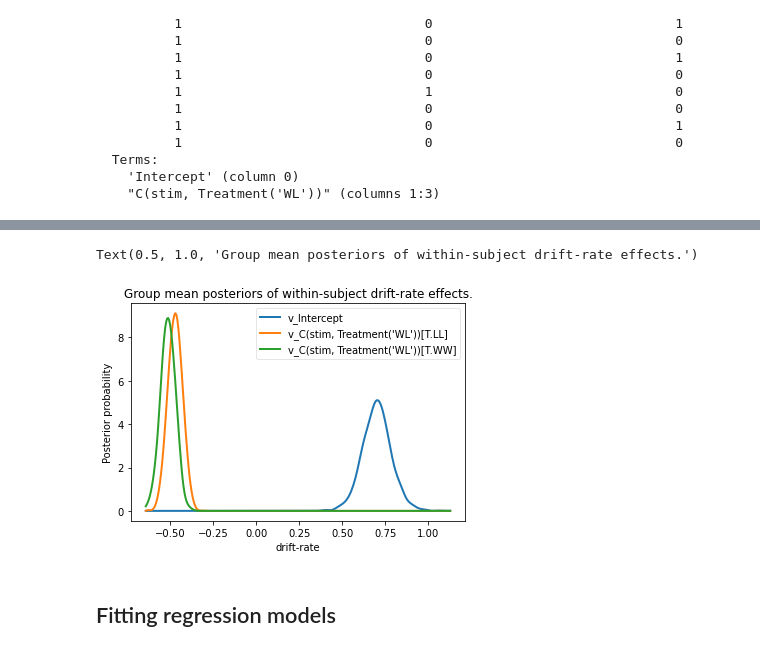
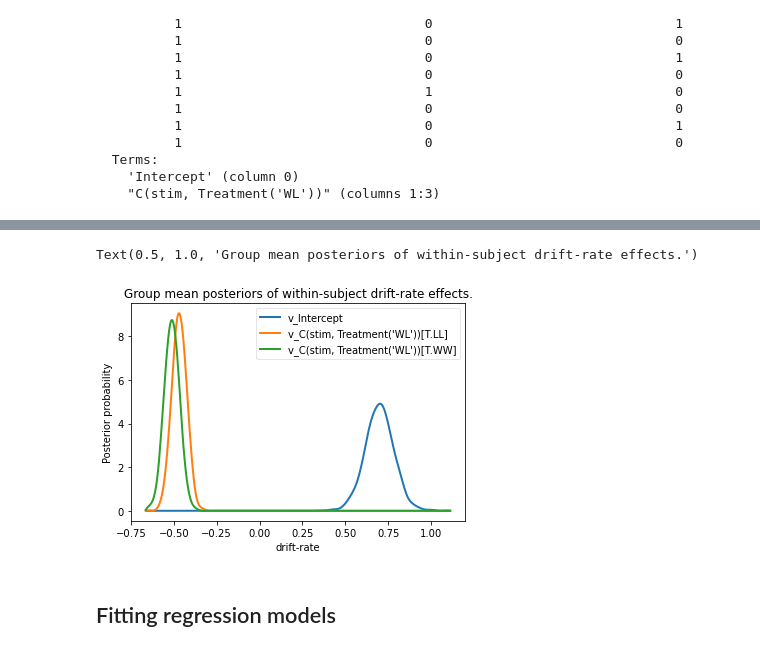
Before and after one commit to hcp4715/dockerHDDM_Guide, a Jupyter notebook: temp/HDDM_official_tutorial_reproduced.ipynb, the cells around one changed output, grey strips where cells are left out. Drawn from its saved outputs; the diff is of its cells as text; code cells hidden in the pictures.

```diff
--- a/temp/HDDM_official_tutorial_reproduced.ipynb
+++ b/temp/HDDM_official_tutorial_reproduced.ipynb
@@ -281,0 +322,38 @@ m_within_subj.sample(5000, burn=200)
+# %%
+# define a function to run model in parallel
+def run_m_reg(id):
+    print('running within-subj model %i'%id);
+
+    import hddm
+
+    exp_name = 'cavanagh'
+    model_tag = 'm_reg'
+
+    #### USE absolute pathes in docker.
+    # define the database name, which uses pickle format
+    dbname = '/home/jovyan/hddm/temp/df_' + exp_name + '_' + model_tag + '_chain_%i.db'%id
+    # define the name for the model
+    mname  = '/home/jovyan/hddm/temp/df_' + exp_name + '_' + model_tag + '_chain_%i'%id
+    fname  = '/opt/conda/lib/python3.7/site-packages/hddm/examples/cavanagh_theta_nn.csv'
+    data = hddm.load_csv(fname)
+
+    m = hddm.HDDMRegressor(data, "v ~ C(stim, Treatment('WL'))")
+    m.find_starting_values()
+    m.sample(5000, burn=1000,dbname=dbname, db='pickle') # it's neccessary to save the model data
+    m.save(mname)
+
+    return m
+# %%
+from ipyparallel import Client
+
+v = Client()[:]
+
+start_time = time.time()  # the start time of the processing
+
+jobs = v.map(run_m_reg, range(4)) # 4 is the number of CPUs
+
+wait_watching_stdout(jobs)
+
+m_reg_list = jobs.get()
+
+print("\nRunning 4 chains used: %f seconds." % (time.time() - start_time))
@@ -281,0 +377,2 @@ m_within_subj.sample(5000, burn=200)
+# %%
+m_reg_all = kabuki.utils.concat_models(m_reg_list)
@@ -282,15 +382,15 @@ m_within_subj.sample(5000, burn=200)
 # %%
-v_WL, v_LL, v_WW = m_within_subj.nodes_db.loc[["v_Intercept",
+v_WL, v_LL, v_WW = m_reg_all.nodes_db.loc[["v_Intercept",
                                               "v_C(stim, Treatment('WL'))[T.LL]",
                                               "v_C(stim, Treatment('WL'))[T.WW]"], 'node']
 hddm.analyze.plot_posterior_nodes([v_WL, v_LL, v_WW])
 plt.xlabel('drift-rate')
 plt.ylabel('Posterior probability')
 plt.title('Group mean posteriors of within-subject drift-rate effects.')
 # plt.savefig('hddm_demo_fig_07.pdf')
 # %% [output]
 Text(0.5, 1.0, 'Group mean posteriors of within-subject drift-rate effects.')
-[figure, old version]
+[figure, new version]
 # %% [markdown]
 ## Fitting regression models
 # %%
```
Also changed, not shown: parts of 47 cells of this notebook, 7 other files.
